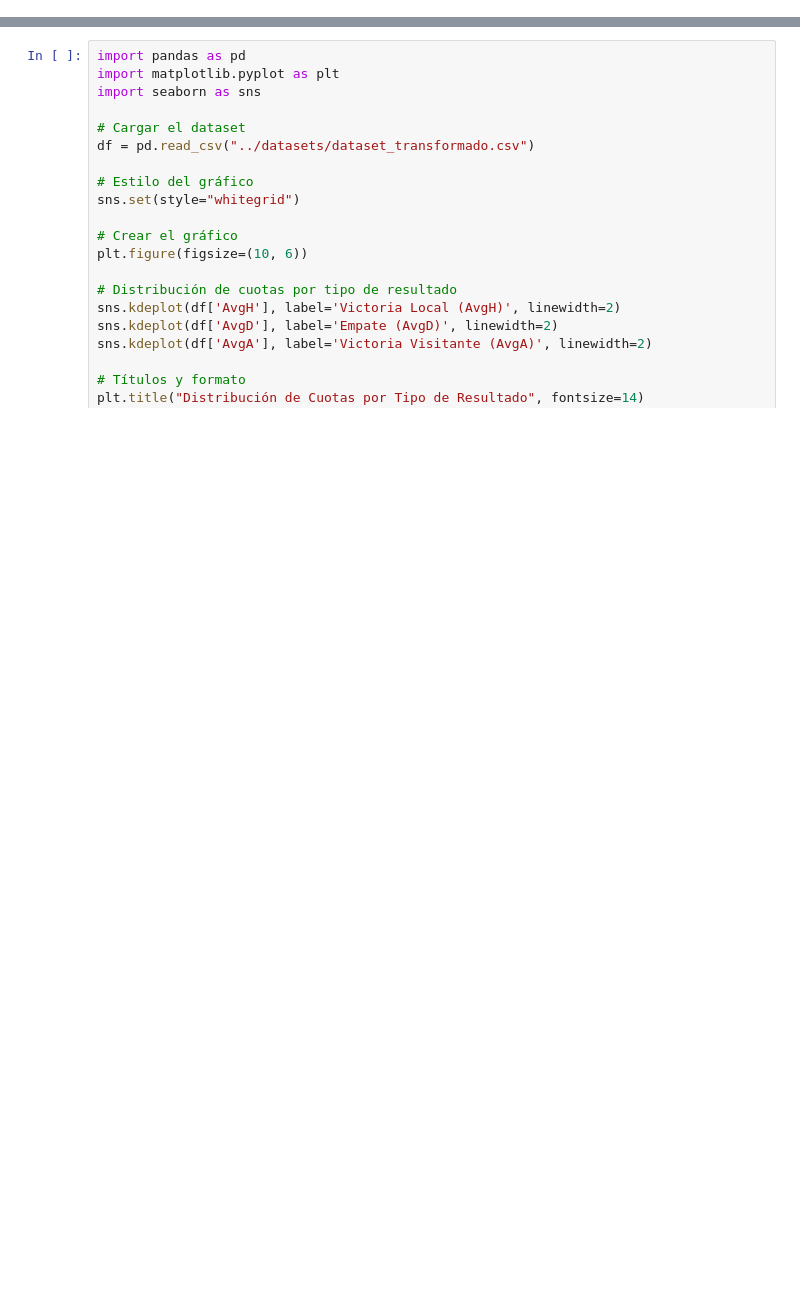
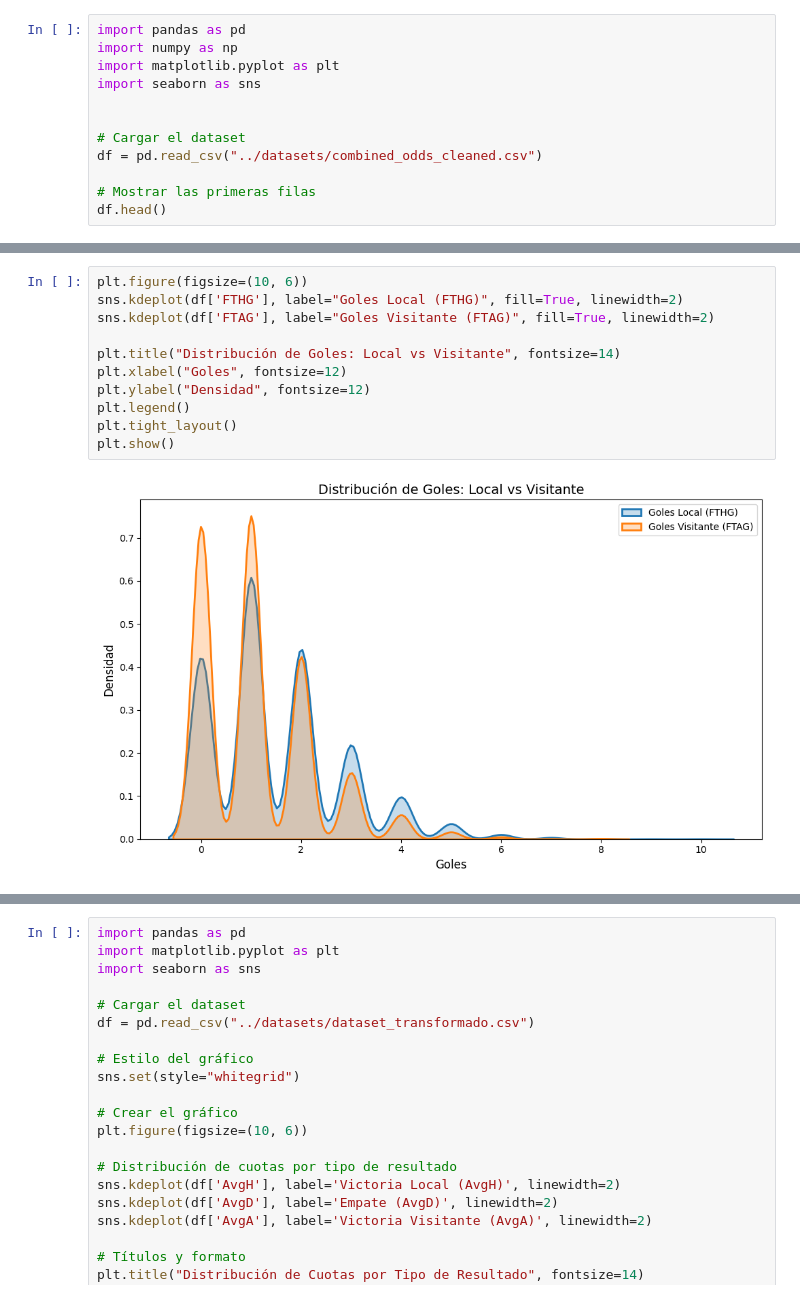
Before and after one commit to anaigs/tfg_maco_github, a Jupyter notebook: code/data_cleaning/3-analisis.ipynb, the cells around one changed output, grey strips where cells are left out. Saved outputs shown, nothing was run; the diff lists cells and outputs as text; blank space fills up the shorter version.

```diff
--- a/code/data_cleaning/3-analisis.ipynb
+++ b/code/data_cleaning/3-analisis.ipynb
@@ -0,0 +15,12 @@
+# %%
+import pandas as pd
+import numpy as np
+import matplotlib.pyplot as plt
+import seaborn as sns
+
+
+# Cargar el dataset
+df = pd.read_csv("../datasets/combined_odds_cleaned.csv")
+
+# Mostrar las primeras filas
+df.head()
@@ -0,0 +39,13 @@
+# %%
+plt.figure(figsize=(10, 6))
+sns.kdeplot(df['FTHG'], label="Goles Local (FTHG)", fill=True, linewidth=2)
+sns.kdeplot(df['FTAG'], label="Goles Visitante (FTAG)", fill=True, linewidth=2)
+
+plt.title("Distribución de Goles: Local vs Visitante", fontsize=14)
+plt.xlabel("Goles", fontsize=12)
+plt.ylabel("Densidad", fontsize=12)
+plt.legend()
+plt.tight_layout()
+plt.show()
+# %% [output]
+[figure, added]
```
Also changed, not shown: parts of 18 cells of this notebook.
